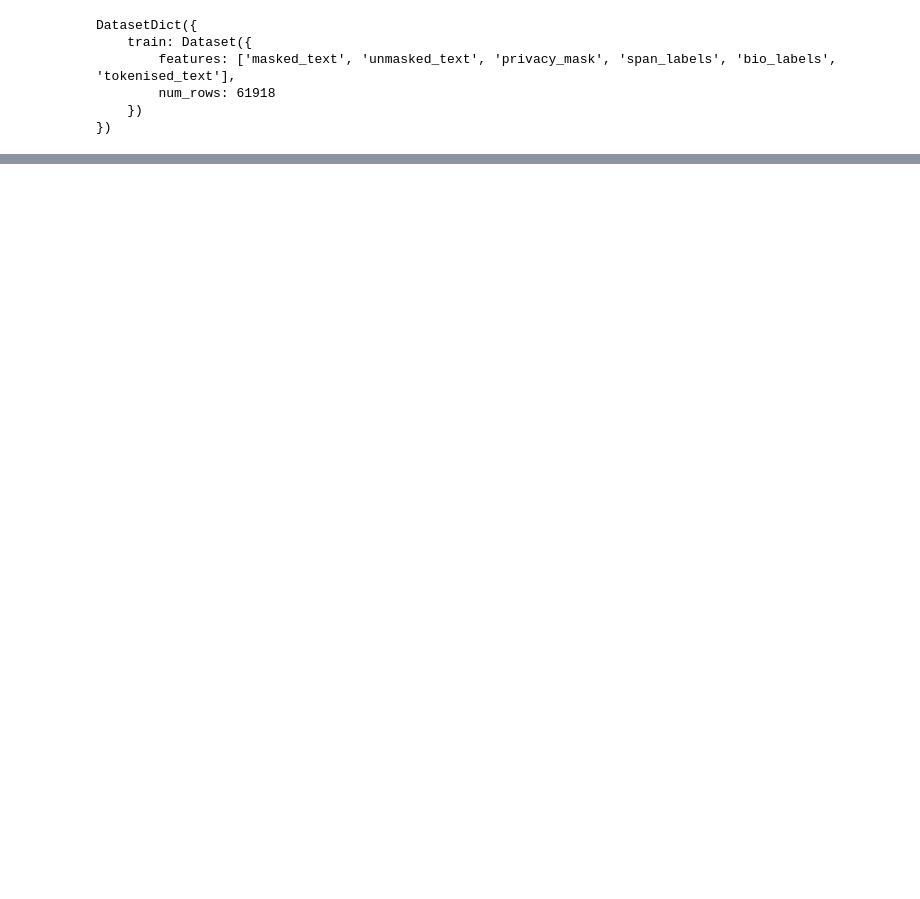
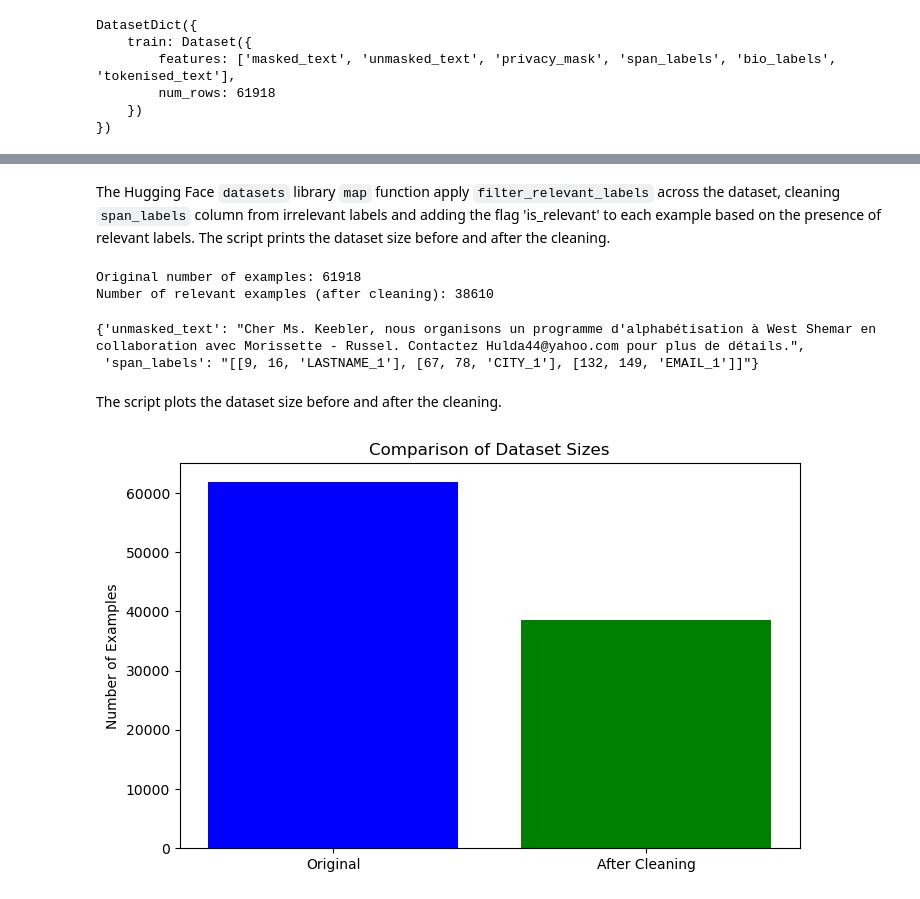
Before and after one commit to john-doe-typica-ai/nlp-on-oci, a Jupyter notebook: chapt-5/prepare_dataset.ipynb, the cells around one changed output, grey strips where cells are left out. Cells and saved outputs as stored; diff of their text form; code cells hidden in the pictures; blank space fills up the shorter version.

Commit message:
clean version

```diff
--- a/chapt-5/prepare_dataset.ipynb
+++ b/chapt-5/prepare_dataset.ipynb
@@ -74,0 +40,14 @@ DatasetDict({
+# %%
+from datasets import Dataset, DatasetDict
+
+# Assuming cleaned_dataset['train'] is a dataset object
+# Select only the desired columns
+streamlined_dataset = orig_dataset['train'].remove_columns([col for col in orig_dataset['train'].column_names if col not in ['unmasked_text', 'span_labels']])
+
+# Create a new dataset with only these columns
+streamlined_dataset = DatasetDict({
+    'train': streamlined_dataset
+})
+
+# Print the columns to verify
+streamlined_dataset
@@ -106,0 +100,43 @@ Dataset({
+# %% [markdown]
+The Hugging Face `datasets` library `map` function apply `filter_relevant_labels` across the dataset, cleaning `span_labels` column from irrelevant labels and adding the flag 'is_relevant' to each example based on the presence of relevant labels.
+The script prints the dataset size before and after the cleaning.
+# %%
+# Apply the function across the dataset using map
+dataset_with_cleaned_labels = streamlined_dataset.map(filter_and_clean_labels, batched=False)
+
+# Filter the dataset to keep only relevant examples
+cleaned_dataset = dataset_with_cleaned_labels.filter(lambda example: example['is_relevant'])
+
+# Optionally remove the 'is_relevant' field if no longer needed
+cleaned_dataset = cleaned_dataset.remove_columns(['is_relevant'])
+
+orig_ds_count = len(orig_dataset['train'])
+cleaned_ds_count = len(cleaned_dataset['train'])
+
+print(f"Original number of examples: {orig_ds_count}")
+print(f"Number of relevant examples (after cleaning): {cleaned_ds_count}")
+# %% [output]
+Original number of examples: 61918
+Number of relevant examples (after cleaning): 38610
+# %%
+cleaned_dataset['train'][0]
+# %% [output]
+{'unmasked_text': "Cher Ms. Keebler, nous organisons un programme d'alphabétisation à West Shemar en collaboration avec Morissette - Russel. Contactez Hulda44@yahoo.com pour plus de détails.",
+ 'span_labels': "[[9, 16, 'LASTNAME_1'], [67, 78, 'CITY_1'], [132, 149, 'EMAIL_1']]"}
+# %% [markdown]
+The script plots the dataset size before and after the cleaning.
+# %%
+import matplotlib.pyplot as plt
+
+# Data setup
+categories = ['Original', 'After Cleaning']
+values = [orig_ds_count, cleaned_ds_count]
+
+# Create bar plot
+plt.figure(figsize=(8, 5))
+plt.bar(categories, values, color=['blue', 'green'])
+plt.title('Comparison of Dataset Sizes')
+plt.ylabel('Number of Examples')
+plt.show()
+# %% [output]
+[figure, added]
```
Also changed, not shown: parts of 46 cells of this notebook, 1 other file.
